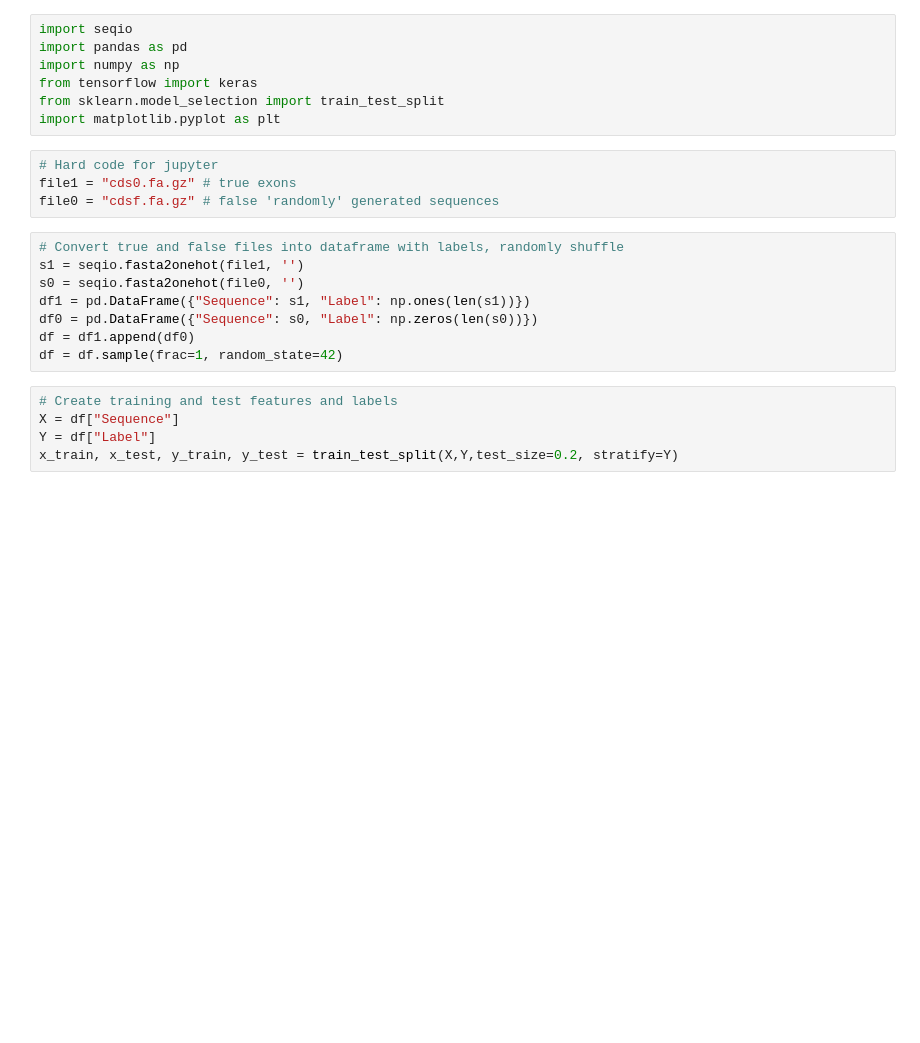
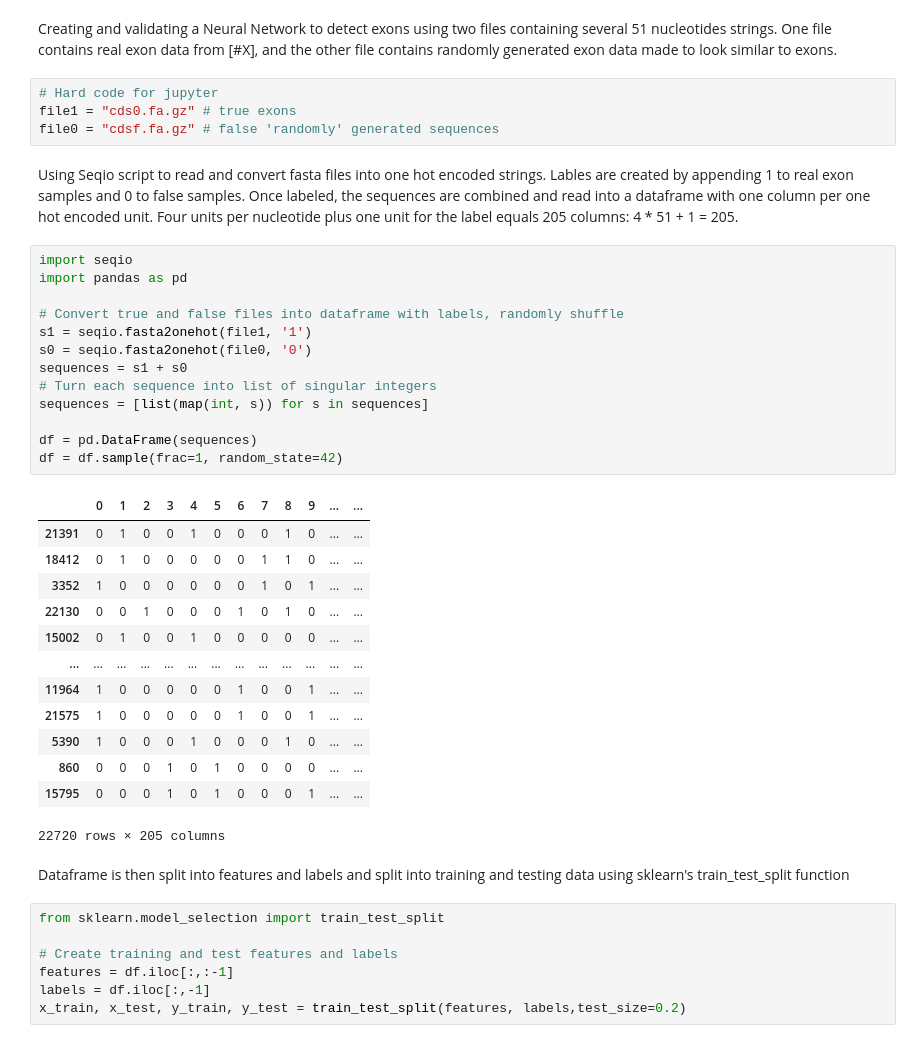
Before and after one commit to KorfLab/genDL, a Jupyter notebook: nn/katherine/exons/oliver/train_jupyter.ipynb, the cells around one changed output. Drawn from its saved outputs; the diff is of its cells as text; blank space fills up the shorter version.

```diff
--- a/nn/katherine/exons/oliver/train_jupyter.ipynb
+++ b/nn/katherine/exons/oliver/train_jupyter.ipynb
@@ -1,24 +1,44 @@
-# %%
-import seqio
-import pandas as pd
-import numpy as np
-from tensorflow import keras
-from sklearn.model_selection import train_test_split
-import matplotlib.pyplot as plt
+# %% [markdown]
+Creating and validating a Neural Network to detect exons using two files containing several 51 nucleotides strings. One file contains real exon data from [#X], and the other file contains randomly generated exon data made to look similar to exons.
 # %%
 # Hard code for jupyter
 file1 = "cds0.fa.gz" # true exons
 file0 = "cdsf.fa.gz" # false 'randomly' generated sequences
+# %% [markdown]
+Using Seqio script to read and convert fasta files into one hot encoded strings. Lables are created by appending 1 to real exon samples and 0 to false samples. Once labeled, the sequences are combined and read into a dataframe with one column per one hot encoded unit. Four units per nucleotide plus one unit for the label equals 205 columns: 4 * 51 + 1 = 205.
 # %%
+import seqio
+import pandas as pd
+
 # Convert true and false files into dataframe with labels, randomly shuffle
-s1 = seqio.fasta2onehot(file1, '')
-s0 = seqio.fasta2onehot(file0, '')
-df1 = pd.DataFrame({"Sequence": s1, "Label": np.ones(len(s1))})
-df0 = pd.DataFrame({"Sequence": s0, "Label": np.zeros(len(s0))})
-df = df1.append(df0)
+s1 = seqio.fasta2onehot(file1, '1')
+s0 = seqio.fasta2onehot(file0, '0')
+sequences = s1 + s0
+# Turn each sequence into list of singular integers
+sequences = [list(map(int, s)) for s in sequences]
+
+df = pd.DataFrame(sequences)
 df = df.sample(frac=1, random_state=42)
+# %% [output]
+|  | 0 | 1 | 2 | 3 | 4 | 5 | 6 | 7 | 8 | 9 | ... | ... |
+| 21391 | 0 | 1 | 0 | 0 | 1 | 0 | 0 | 0 | 1 | 0 | ... | ... |
+| 18412 | 0 | 1 | 0 | 0 | 0 | 0 | 0 | 1 | 1 | 0 | ... | ... |
+| 3352 | 1 | 0 | 0 | 0 | 0 | 0 | 0 | 1 | 0 | 1 | ... | ... |
+| 22130 | 0 | 0 | 1 | 0 | 0 | 0 | 1 | 0 | 1 | 0 | ... | ... |
+| 15002 | 0 | 1 | 0 | 0 | 1 | 0 | 0 | 0 | 0 | 0 | ... | ... |
+| ... | ... | ... | ... | ... | ... | ... | ... | ... | ... | ... | ... | ... |
+| 11964 | 1 | 0 | 0 | 0 | 0 | 0 | 1 | 0 | 0 | 1 | ... | ... |
+| 21575 | 1 | 0 | 0 | 0 | 0 | 0 | 1 | 0 | 0 | 1 | ... | ... |
+| 5390 | 1 | 0 | 0 | 0 | 1 | 0 | 0 | 0 | 1 | 0 | ... | ... |
+| 860 | 0 | 0 | 0 | 1 | 0 | 1 | 0 | 0 | 0 | 0 | ... | ... |
+| 15795 | 0 | 0 | 0 | 1 | 0 | 1 | 0 | 0 | 0 | 1 | ... | ... |
+22720 rows × 205 columns
+# %% [markdown]
+Dataframe is then split into features and labels and split into training and testing data using sklearn's train_test_split function
 # %%
+from sklearn.model_selection import train_test_split
+
 # Create training and test features and labels
-X = df["Sequence"]
-Y = df["Label"]
-x_train, x_test, y_train, y_test = train_test_split(X,Y,test_size=0.2, stratify=Y)
+features = df.iloc[:,:-1]
+labels = df.iloc[:,-1]
+x_train, x_test, y_train, y_test = train_test_split(features, labels,test_size=0.2)
```
Also changed, not shown: parts of 6 cells of this notebook, 1 other file.
